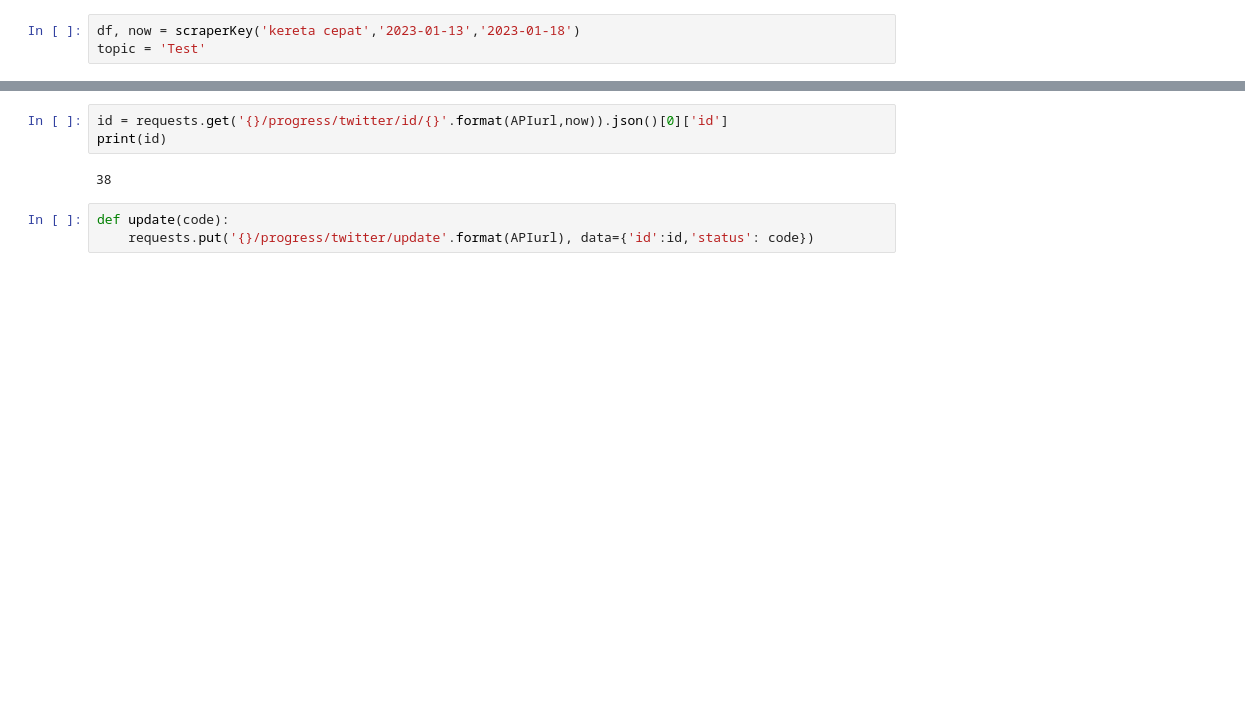
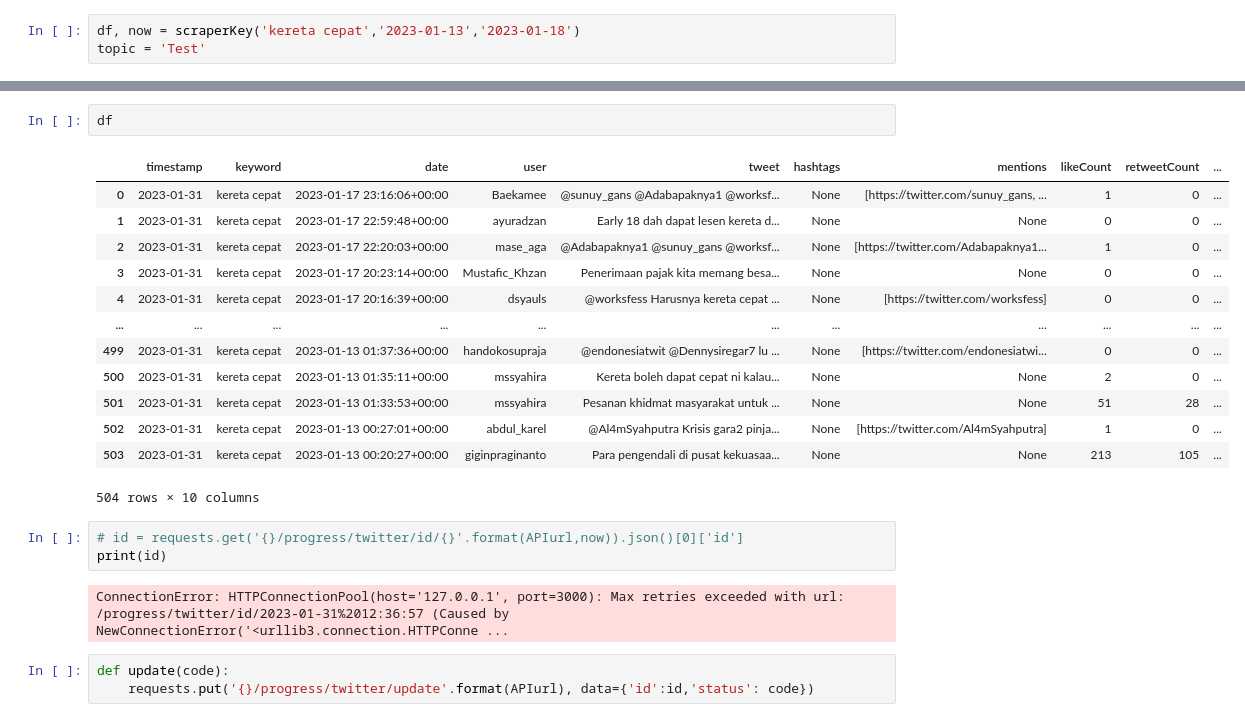
Before and after one commit to qoisoctava/sa_API, a Jupyter notebook: eksperimen_inferensi.ipynb, the cells around one changed output, grey strips where cells are left out. Cells and saved outputs as stored; diff of their text form; blank space fills up the shorter version.

```diff
--- a/eksperimen_inferensi.ipynb
+++ b/eksperimen_inferensi.ipynb
@@ -95,8 +95,24 @@ now
+# %%
+df
+# %% [output]
+|  | timestamp | keyword | date | user | tweet | hashtags | mentions | likeCount | retweetCount | ... |
+| 0 | 2023-01-31 | kereta cepat | 2023-01-17 23:16:06+00:00 | Baekamee | @sunuy_gans @Adabapaknya1 @worksf... | None | [https://twitter.com/sunuy_gans, ... | 1 | 0 | ... |
+| 1 | 2023-01-31 | kereta cepat | 2023-01-17 22:59:48+00:00 | ayuradzan | Early 18 dah dapat lesen kereta d... | None | None | 0 | 0 | ... |
+| 2 | 2023-01-31 | kereta cepat | 2023-01-17 22:20:03+00:00 | mase_aga | @Adabapaknya1 @sunuy_gans @worksf... | None | [https://twitter.com/Adabapaknya1... | 1 | 0 | ... |
+| 3 | 2023-01-31 | kereta cepat | 2023-01-17 20:23:14+00:00 | Mustafic_Khzan | Penerimaan pajak kita memang besa... | None | None | 0 | 0 | ... |
+| 4 | 2023-01-31 | kereta cepat | 2023-01-17 20:16:39+00:00 | dsyauls | @worksfess Harusnya kereta cepat ... | None | [https://twitter.com/worksfess] | 0 | 0 | ... |
+| ... | ... | ... | ... | ... | ... | ... | ... | ... | ... | ... |
+| 499 | 2023-01-31 | kereta cepat | 2023-01-13 01:37:36+00:00 | handokosupraja | @endonesiatwit @Dennysiregar7 lu ... | None | [https://twitter.com/endonesiatwi... | 0 | 0 | ... |
+| 500 | 2023-01-31 | kereta cepat | 2023-01-13 01:35:11+00:00 | mssyahira | Kereta boleh dapat cepat ni kalau... | None | None | 2 | 0 | ... |
+| 501 | 2023-01-31 | kereta cepat | 2023-01-13 01:33:53+00:00 | mssyahira | Pesanan khidmat masyarakat untuk ... | None | None | 51 | 28 | ... |
+| 502 | 2023-01-31 | kereta cepat | 2023-01-13 00:27:01+00:00 | abdul_karel | @Al4mSyahputra Krisis gara2 pinja... | None | [https://twitter.com/Al4mSyahputra] | 1 | 0 | ... |
+| 503 | 2023-01-31 | kereta cepat | 2023-01-13 00:20:27+00:00 | giginpraginanto | Para pengendali di pusat kekuasaa... | None | None | 213 | 105 | ... |
+504 rows × 10 columns
 # %%
-id = requests.get('{}/progress/twitter/id/{}'.format(APIurl,now)).json()[0]['id']
+# id = requests.get('{}/progress/twitter/id/{}'.format(APIurl,now)).json()[0]['id']
 print(id)
 # %% [output]
-38
+ConnectionError: HTTPConnectionPool(host='127.0.0.1', port=3000): Max retries exceeded with url: /progress/twitter/id/2023-01-31%2012:36:57 (Caused by NewConnectionError('<urllib3.connection.HTTPConne ...
 # %%
 def update(code):
     requests.put('{}/progress/twitter/update'.format(APIurl), data={'id':id,'status': code})
```
Also changed, not shown: parts of 1 cell of this notebook, 24 other files.
